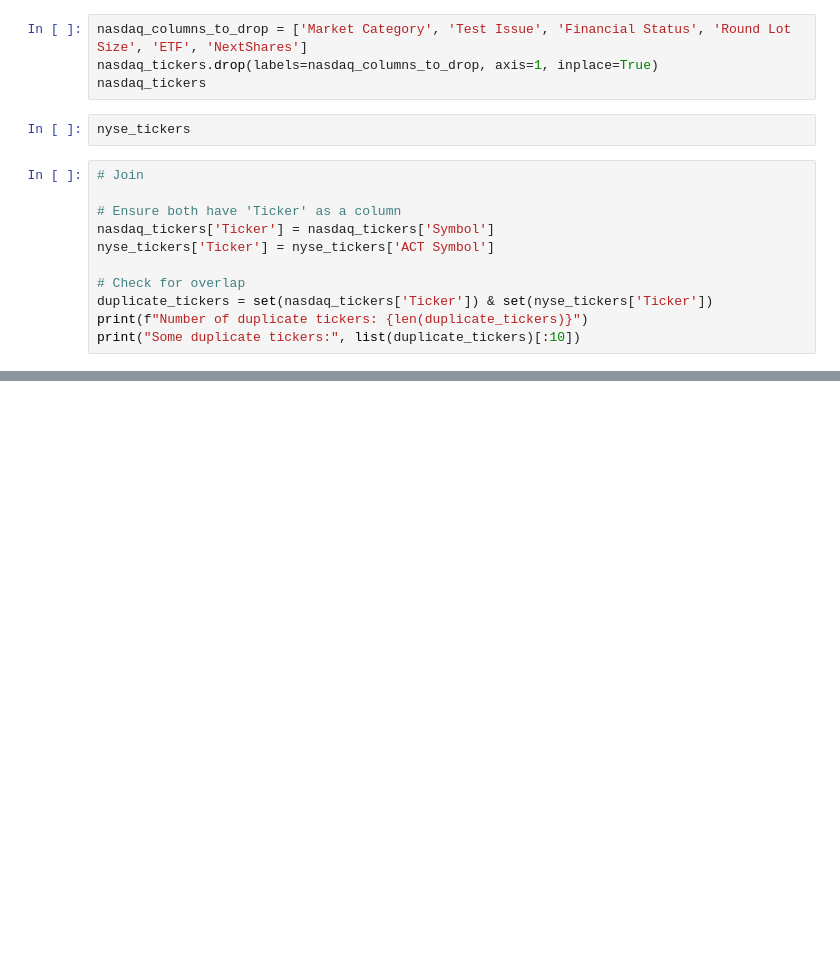
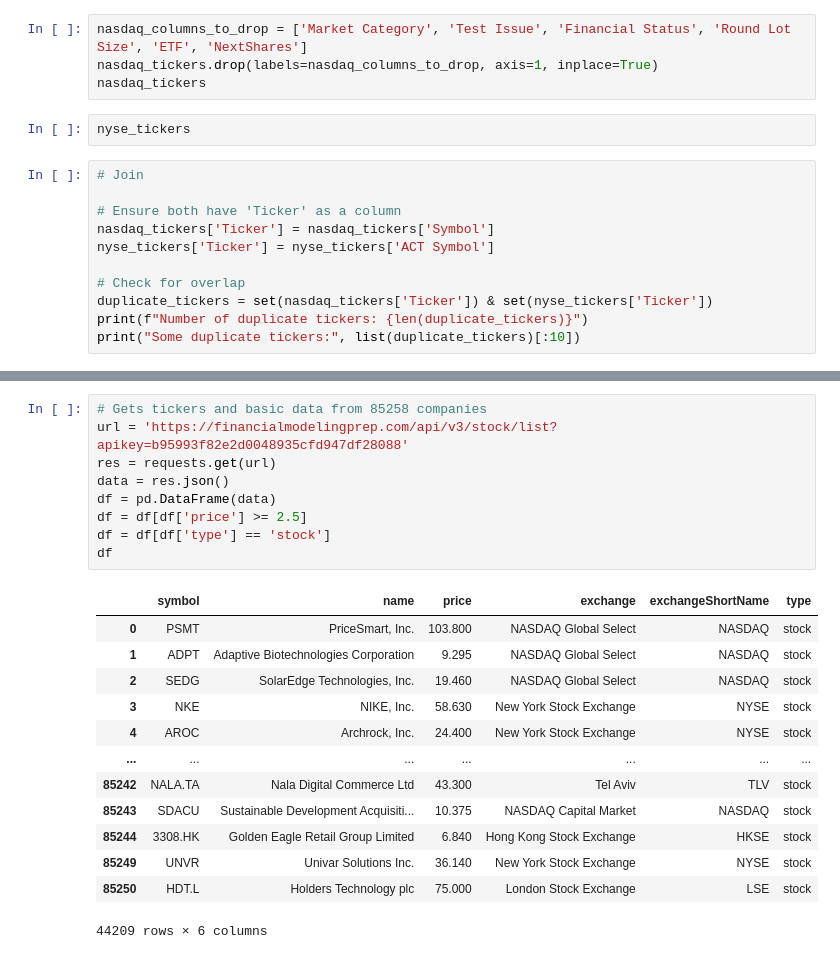
Before and after one commit to ben-abbott/df-capstone, a Jupyter notebook: notebooks/exploratory_anaysis.ipynb, the cells around one changed output, grey strips where cells are left out. Saved outputs shown, nothing was run; the diff lists cells and outputs as text; blank space fills up the shorter version.

```diff
--- a/notebooks/exploratory_anaysis.ipynb
+++ b/notebooks/exploratory_anaysis.ipynb
@@ -98,0 +132,23 @@ print("Some duplicate tickers:", list(duplicate_tickers)[:10])
+# %%
+# Gets tickers and basic data from 85258 companies
+url = 'https://financialmodelingprep.com/api/v3/stock/list?apikey=b95993f82e2d0048935cfd947df28088'
+res = requests.get(url)
+data = res.json()
+df = pd.DataFrame(data)
+df = df[df['price'] >= 2.5]
+df = df[df['type'] == 'stock']
+df
+# %% [output]
+|  | symbol | name | price | exchange | exchangeShortName | type |
+| 0 | PSMT | PriceSmart, Inc. | 103.800 | NASDAQ Global Select | NASDAQ | stock |
+| 1 | ADPT | Adaptive Biotechnologies Corporation | 9.295 | NASDAQ Global Select | NASDAQ | stock |
+| 2 | SEDG | SolarEdge Technologies, Inc. | 19.460 | NASDAQ Global Select | NASDAQ | stock |
+| 3 | NKE | NIKE, Inc. | 58.630 | New York Stock Exchange | NYSE | stock |
+| 4 | AROC | Archrock, Inc. | 24.400 | New York Stock Exchange | NYSE | stock |
+| ... | ... | ... | ... | ... | ... | ... |
+| 85242 | NALA.TA | Nala Digital Commerce Ltd | 43.300 | Tel Aviv | TLV | stock |
+| 85243 | SDACU | Sustainable Development Acquisiti... | 10.375 | NASDAQ Capital Market | NASDAQ | stock |
+| 85244 | 3308.HK | Golden Eagle Retail Group Limited | 6.840 | Hong Kong Stock Exchange | HKSE | stock |
+| 85249 | UNVR | Univar Solutions Inc. | 36.140 | New York Stock Exchange | NYSE | stock |
+| 85250 | HDT.L | Holders Technology plc | 75.000 | London Stock Exchange | LSE | stock |
+44209 rows × 6 columns
```
Also changed, not shown: parts of 3 cells of this notebook, 3 other files.
